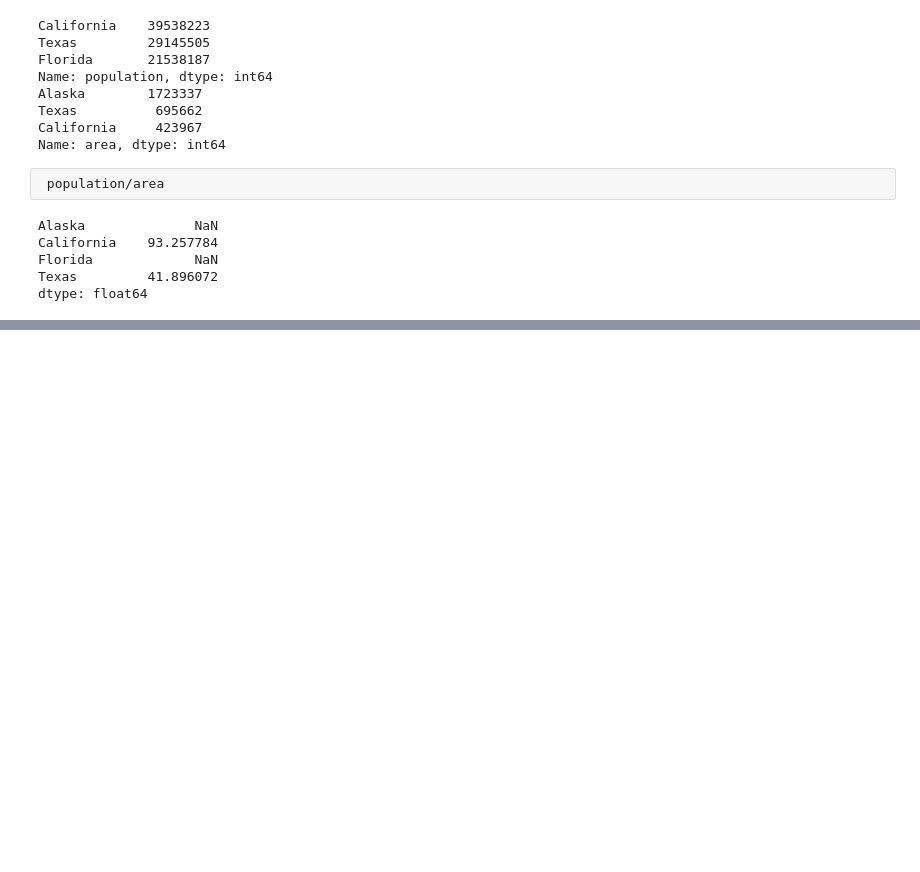
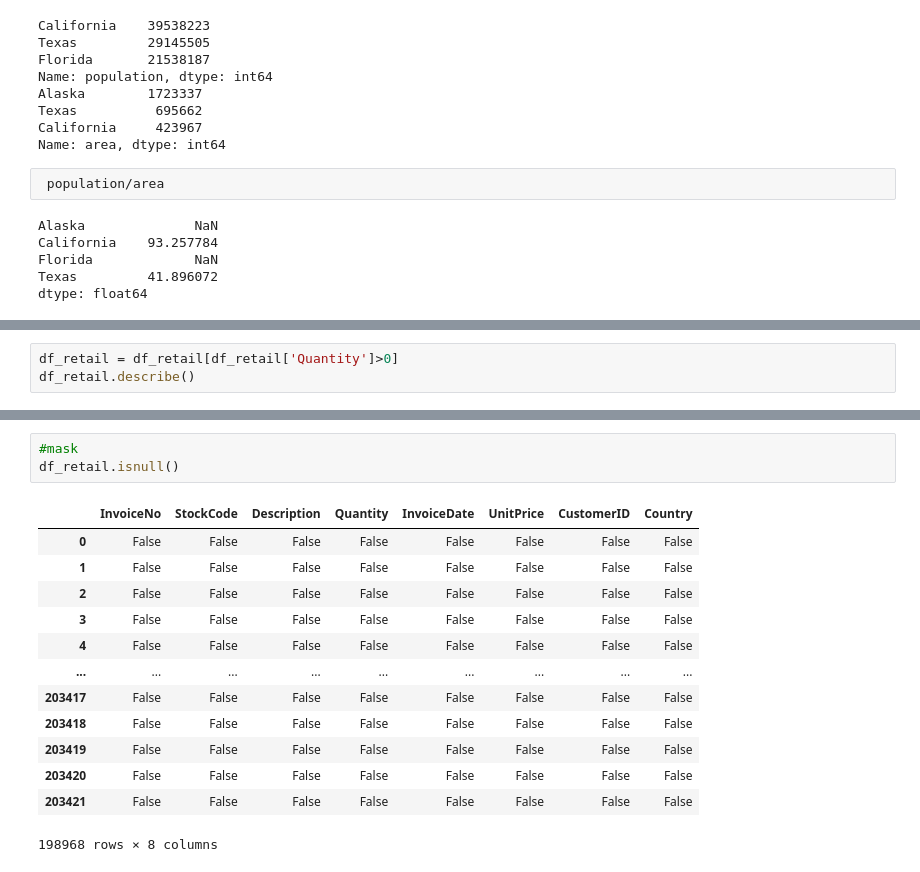
Before and after one commit to ntlong-NEU/Python4B, a Jupyter notebook: lect_07_Pandas.ipynb, the cells around one changed output, grey strips where cells are left out. Saved outputs shown, nothing was run; the diff lists cells and outputs as text; blank space fills up the shorter version.

```diff
--- a/lect_07_Pandas.ipynb
+++ b/lect_07_Pandas.ipynb
@@ -169,0 +226,3 @@ dtype: float64
+# %%
+df_retail = df_retail[df_retail['Quantity']>0]
+df_retail.describe()
@@ -169,0 +257,17 @@ dtype: float64
+# %%
+#mask
+df_retail.isnull()
+# %% [output]
+|  | InvoiceNo | StockCode | Description | Quantity | InvoiceDate | UnitPrice | CustomerID | Country |
+| 0 | False | False | False | False | False | False | False | False |
+| 1 | False | False | False | False | False | False | False | False |
+| 2 | False | False | False | False | False | False | False | False |
+| 3 | False | False | False | False | False | False | False | False |
+| 4 | False | False | False | False | False | False | False | False |
+| ... | ... | ... | ... | ... | ... | ... | ... | ... |
+| 203417 | False | False | False | False | False | False | False | False |
+| 203418 | False | False | False | False | False | False | False | False |
+| 203419 | False | False | False | False | False | False | False | False |
+| 203420 | False | False | False | False | False | False | False | False |
+| 203421 | False | False | False | False | False | False | False | False |
+198968 rows × 8 columns
```
Also changed, not shown: parts of 25 cells of this notebook.
